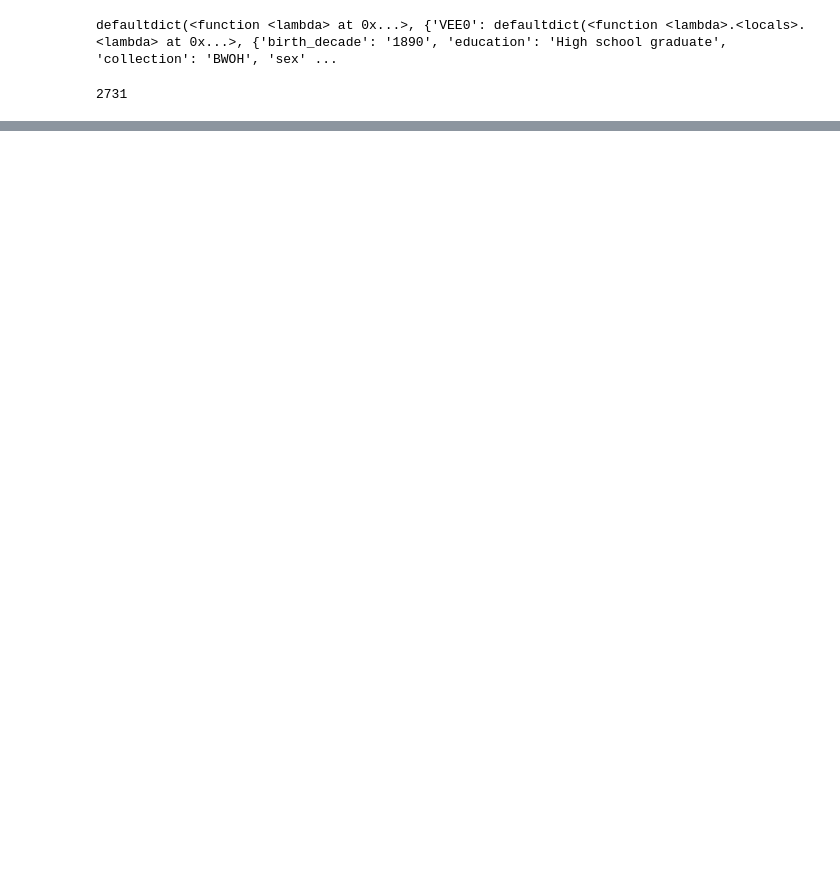
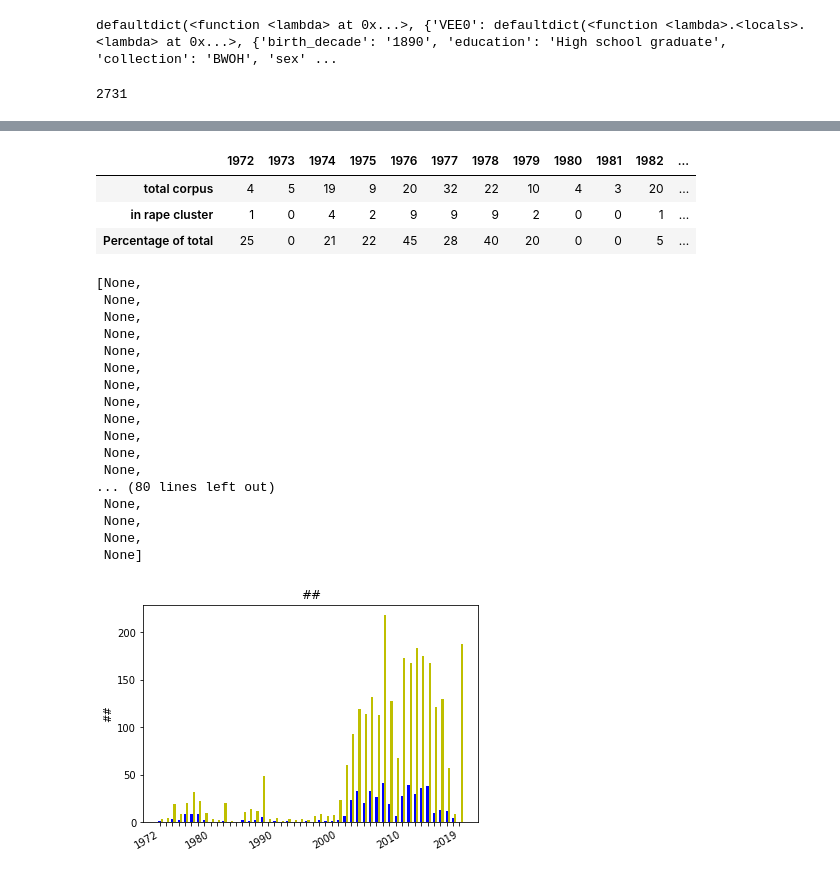
Before and after one commit to ohtap/ohtap, a Jupyter notebook: Research Question 1/RQ1 code.ipynb, the cells around one changed output, grey strips where cells are left out. Cells and saved outputs as stored; diff of their text form; code cells hidden in the pictures; blank space fills up the shorter version.

```diff
--- a/Research Question 1/RQ1 code.ipynb
+++ b/Research Question 1/RQ1 code.ipynb
@@ -50,5 +50,4 @@ for i in range(len(data)):
             value= data.loc[i, "researcher_assumed_birth_decade"]
         if value in BLANKS and atr=="identified_race":
             value= data.loc[i, "researcher_assumed_race"]
-        database[i][atr]=value
-print(database)
+        database[data.loc[i, "interviewee_id"]][atr]=value
@@ -270,0 +324,54 @@ display(df_education)
+# %%
+display(df_interview_year)
+# %% [output]
+|  | 1972 | 1973 | 1974 | 1975 | 1976 | 1977 | 1978 | 1979 | 1980 | 1981 | 1982 | ... |
+| total corpus | 4 | 5 | 19 | 9 | 20 | 32 | 22 | 10 | 4 | 3 | 20 | ... |
+| in rape cluster | 1 | 0 | 4 | 2 | 9 | 9 | 9 | 2 | 0 | 0 | 1 | ... |
+| Percentage of total | 25 | 0 | 21 | 22 | 45 | 28 | 40 | 20 | 0 | 0 | 5 | ... |
+# %%
+N = 48
+
+ind = np.arange(N)
+values=[]
+totals=[]
+
+# some example data
+
+values=hits_formatted
+
+
+values = np.array(values)
+total=np.array(total)
+
+
+x = range(len(values))
+
+
+# and plot it
+fig, ax = pyplot.subplots()
+hm=ax.bar(ind, values, 0.35, color="b")
+total=ax.bar(ind+.35, total, .35, color="y")
+ax.set_xticks(ind)
+ax.set_xticklabels((1972,"","","","","","","",1980,"","","","","","","","","",1990,"","","","","","","","","",2000,"","","","","","","","","",2010,"","","","","","","","",2019))
+ax.set_title('##')
+ax.set_ylabel('##')
+pyplot.setp(ax.get_xticklabels(), rotation=30, horizontalalignment='right')
+# %% [output]
+[None,
+ None,
+ None,
+ None,
+ None,
+ None,
+ None,
+ None,
+ None,
+ None,
+ None,
+ None,
+... (80 lines left out)
+ None,
+ None,
+ None,
+ None]
+[figure, added]
```
Also changed, not shown: parts of 24 cells of this notebook.
